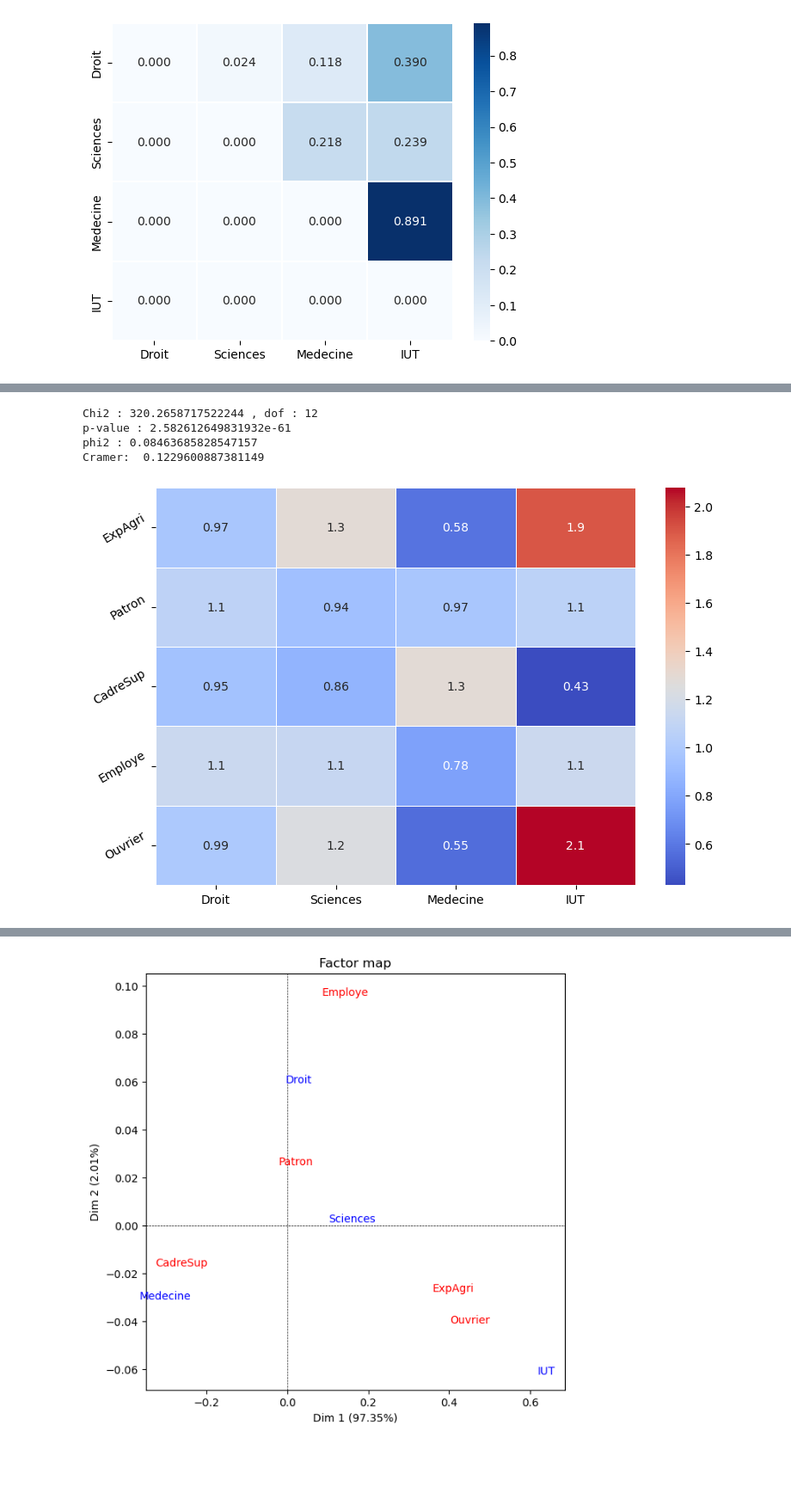
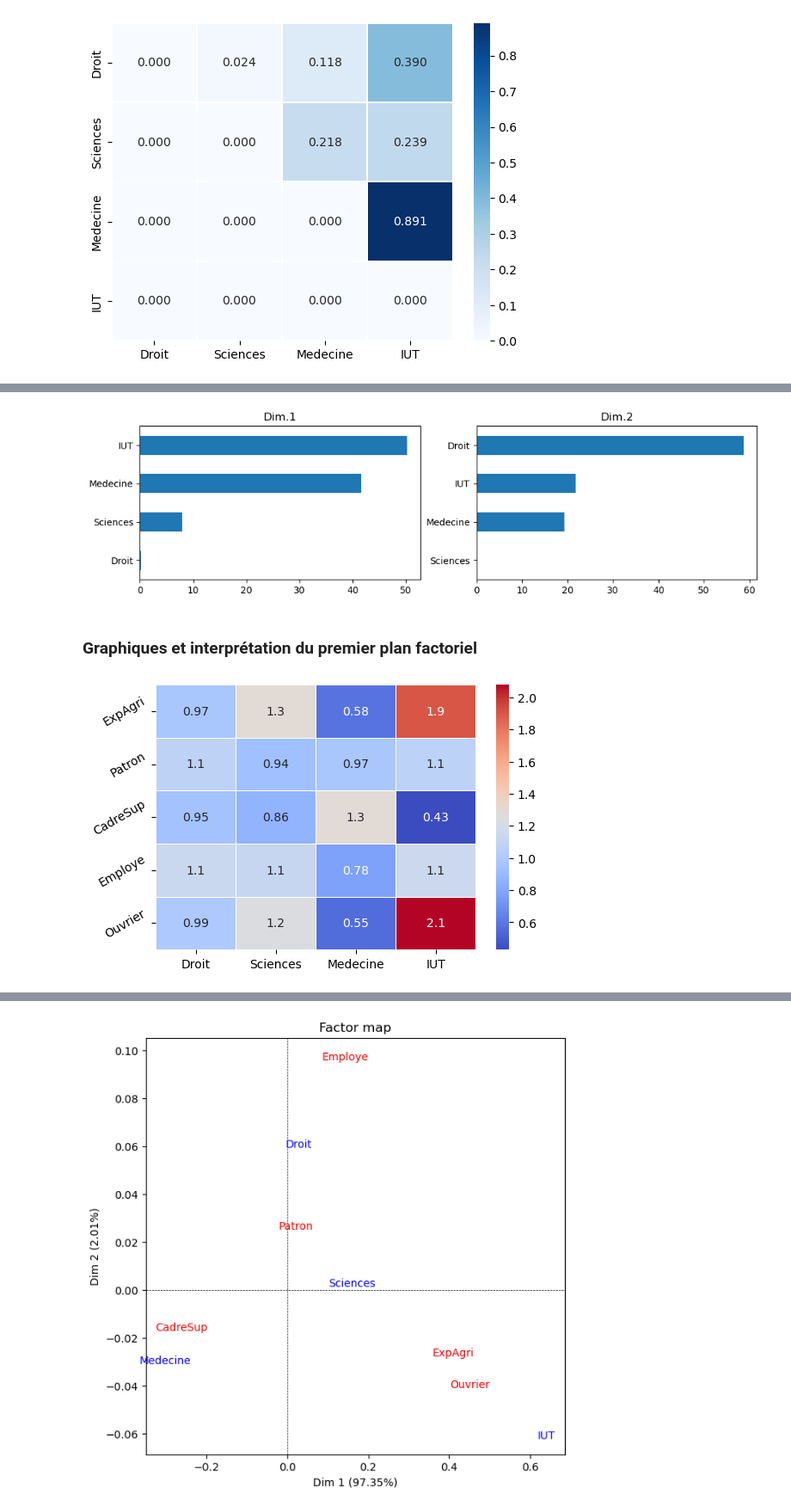
Before and after one commit to Sciences-historiques-numeriques/histoire_numerique_methodes, a Jupyter notebook: statistiques_descriptives/analyse_factorielle_correspondances_manuels.ipynb, the cells around one changed output, grey strips where cells are left out. Shown: that part at 86% size. Drawn from its saved outputs; the diff is of its cells as text; code cells hidden in the pictures; blank space fills up the shorter version.

```diff
--- a/statistiques_descriptives/analyse_factorielle_correspondances_manuels.ipynb
+++ b/statistiques_descriptives/analyse_factorielle_correspondances_manuels.ipynb
@@ -177,43 +234,44 @@ afc.plot_eigenvalues()
-# %%
-### Valeurs produites par une fonction
-statistic, p, dof, expected = stats.chi2_contingency(D)
-
-print('Chi2 :', statistic, ', dof :',dof)
-print('p-value :', p)
-
-
-print('phi2 :', statistic/n)
-
-
-### Tableau à l'indépendance
-dfe = round(pd.DataFrame(expected),2)
-
-### Coéfficient de Cramer
-# https://docs.scipy.org/doc/scipy/reference/generated/scipy.stats.contingency.association.html
-
-vc = stats.contingency.association(D.iloc[:-1,:-1], method='cramer')
-print('Cramer: ', vc)
-# %% [output]
-Chi2 : 320.2658717522244 , dof : 12
-p-value : 2.582612649831932e-61
-phi2 : 0.08463685828547157
-Cramer:  0.1229600887381149
+# %%
+# Informations sur les contributions des lignes
+df = afc.col_topandas()[['col_contrib_dim1',
+                         'col_contrib_dim2']]
+
+r1 = df.iloc[:,0]
+r2 = df.iloc[:,1]
+
+# https://www.statology.org/pandas-subplots/
+fig, axes = plt.subplots(nrows=1, ncols=2, figsize=(12,3))
+
+
+r1.sort_values().plot(kind='barh', ax=axes[0], title='Dim.1')
+r2.sort_values().plot(kind='barh', ax=axes[1], title='Dim.2')
+
+plt.show()
+# %% [output]
+[figure, added]
+# %% [markdown]
+### Graphiques et interprétation du premier plan factoriel
 # %%
-## Indice d'attraction et répulsion
+### Indice d'attraction et répulsion
+# Valeurs du tableau original divisé par le tableau à l'indépendance
 IAR = D.values/dfe
 IAR.columns= D.columns
 IAR.index=D.index
 # IAR.style.background_gradient(cmap='coolwarm')
 
 
 tableau = IAR
 
-fig, ax = plt.subplots(figsize=(9,6))
+fig, ax = plt.subplots(figsize=(6,4))
 # Sample figsize in inches
 g = sns.heatmap(tableau, annot=tableau, cmap="coolwarm", linewidths=.5, ax=ax)
 labels = tableau.index
 p = g.set_yticklabels(labels, rotation=30)
 
+### Interprétation:
+# si les valeurs sont proches de 1 indépendance
+# si supérieures à 1: attrait
+# si inférieures à 1: répulsion
 plt.show()
 # %% [output]
-[figure, old version]
+[figure, new version]
```
Also changed, not shown: parts of 75 cells of this notebook, 2 other files.
